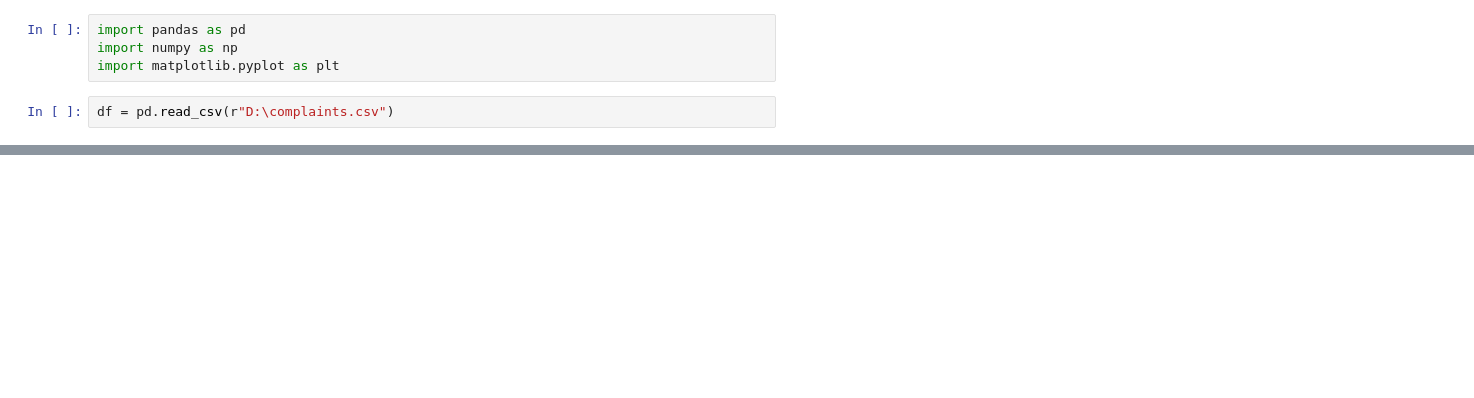
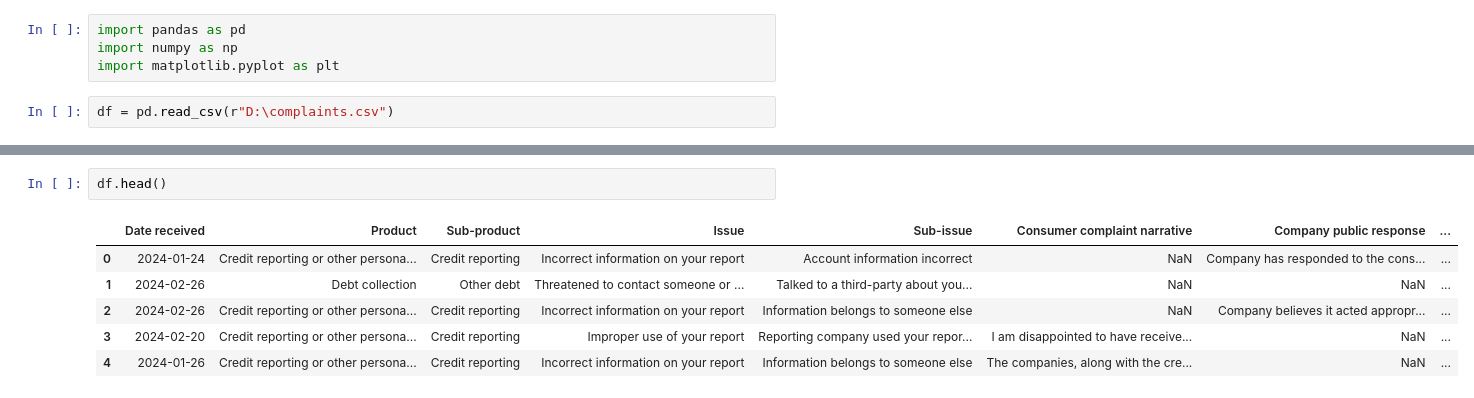
Before and after one commit to mandalorian05/adaptready, a Jupyter notebook: bgl.ipynb, the cells around one changed output, grey strips where cells are left out. Drawn from its saved outputs; the diff is of its cells as text; blank space fills up the shorter version.

```diff
--- a/bgl.ipynb
+++ b/bgl.ipynb
@@ -60,0 +89,9 @@ Name: Year, dtype: int64
+# %%
+df.head()
+# %% [output]
+|  | Date received | Product | Sub-product | Issue | Sub-issue | Consumer complaint narrative | Company public response | ... |
+| 0 | 2024-01-24 | Credit reporting or other persona... | Credit reporting | Incorrect information on your report | Account information incorrect | NaN | Company has responded to the cons... | ... |
+| 1 | 2024-02-26 | Debt collection | Other debt | Threatened to contact someone or ... | Talked to a third-party about you... | NaN | NaN | ... |
+| 2 | 2024-02-26 | Credit reporting or other persona... | Credit reporting | Incorrect information on your report | Information belongs to someone else | NaN | Company believes it acted appropr... | ... |
+| 3 | 2024-02-20 | Credit reporting or other persona... | Credit reporting | Improper use of your report | Reporting company used your repor... | I am disappointed to have receive... | NaN | ... |
+| 4 | 2024-01-26 | Credit reporting or other persona... | Credit reporting | Incorrect information on your report | Information belongs to someone else | The companies, along with the cre... | NaN | ... |
```
Also changed, not shown: parts of 15 cells of this notebook.
